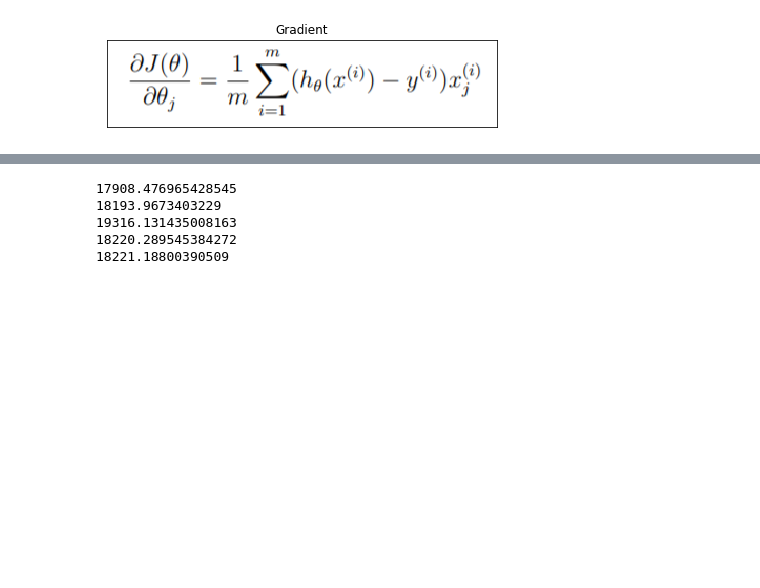
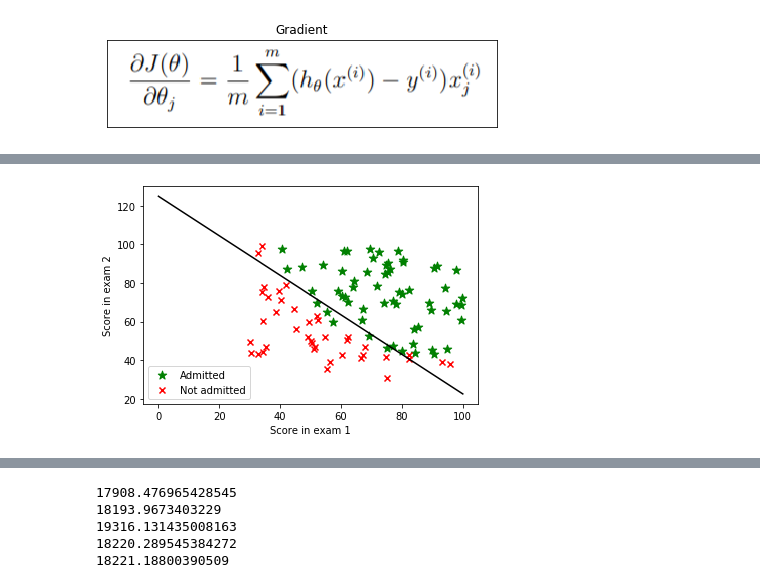
Before and after one commit to macwong/MachineLearning, a Jupyter notebook: Coursera Machine Learning/Week 3/Week 3.ipynb, the cells around one changed output, grey strips where cells are left out. Drawn from its saved outputs; the diff is of its cells as text; code cells hidden in the pictures; blank space fills up the shorter version.

Commit message:
Plot the decision boundary

```diff
--- a/Coursera Machine Learning/Week 3/Week 3.ipynb
+++ b/Coursera Machine Learning/Week 3/Week 3.ipynb
@@ -93,5 +111,3 @@ def read_image(title, file, size=(5.5, 5.5)):
 read_image("Gradient", "gradient.PNG", (7, 7))
 # %% [output]
 [figure]
-# %%
-X, y, m, theta, alpha = init_data(data1)
@@ -102,3 +113,0 @@ read_image("Cost Function", "cost function.PNG", (12, 12))
-# %%
-h = sigmoid(X.dot(theta))
-J = (1 / m) * np.sum((-y * np.log(h)) - ((1 - y) * np.log(1 - h)))
@@ -108,0 +114,14 @@ J
+# %%
+def gradient_descent(X, y, theta, m, alpha):
+    h = sigmoid(X.dot(theta))
+    gradient = (1 / m) * X.T.dot(h - y)
+    return theta - alpha * gradient
+
+iterations = 10000
+
+for i in range(iterations):
+    theta = gradient_descent(X, y, theta, m, alpha)
+    J = calculate_cost(X, y, theta, m)
+
+    print(theta)
+    print(J)
@@ -108,0 +224,10 @@ J
+# %%
+def calculate_yaxis(x_val, mean, std, theta):
+    xx0 = (x_val - mean[0]) / std[0]
+    yy0 = -(theta[0] + (theta[1] * xx0)) / theta[2]
+
+    yy0 = yy0 * std[1] + mean[1]
+#     print(list(zip(x_val, yy0)))
+    return yy0
+
+calculate_yaxis(xx, mean, std, theta)
@@ -108,0 +248,13 @@ J
+# %%
+full_X = X * std + mean
+
+plot_graph(data1)
+a = -theta[1] / theta[2]
+xx = np.linspace(0,100)
+# yy = a * xx - (theta[0] / theta[1])
+# yy = -(theta[1] + theta[2] * xx) / theta[0]
+yy = calculate_yaxis(xx, mean, std, theta)
+plt.plot(xx, yy, 'k-')
+plt.show()
+# %% [output]
+[figure, added]
```
Also changed, not shown: parts of 25 cells of this notebook.
